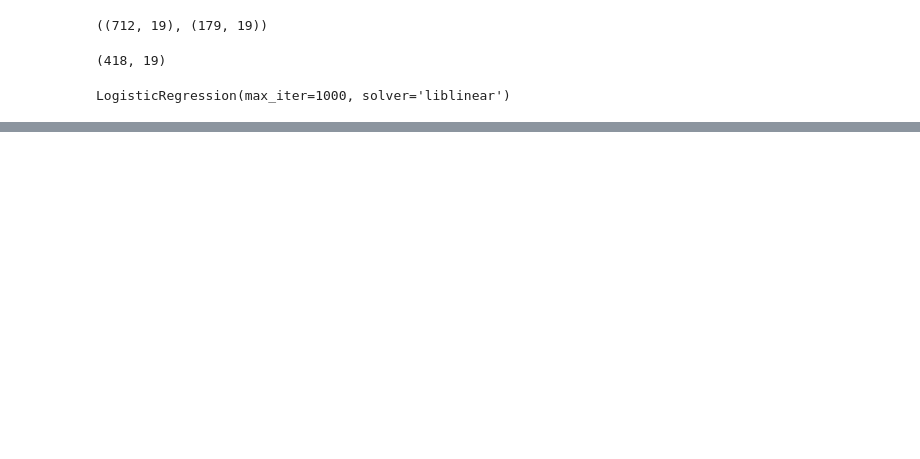
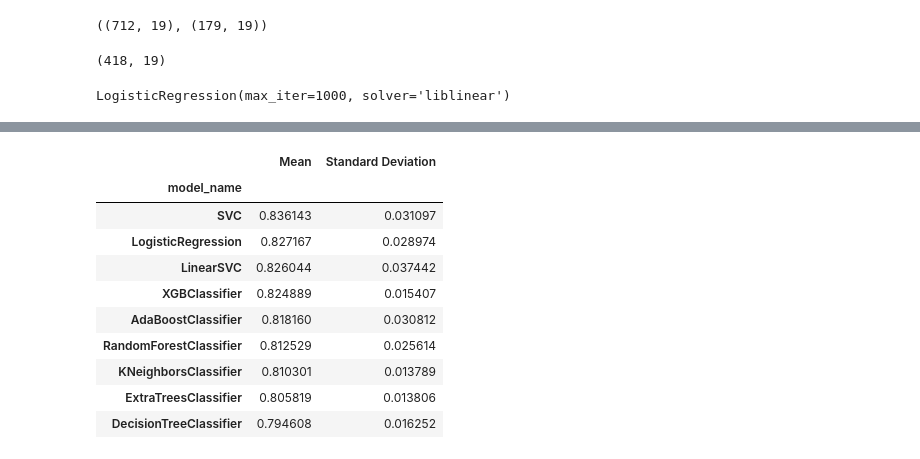
Before and after one commit to Khang2561/Titanic_predict, a Jupyter notebook: project(titanic).ipynb, the cells around one changed output, grey strips where cells are left out. Saved outputs shown, nothing was run; the diff lists cells and outputs as text; code cells hidden in the pictures; blank space fills up the shorter version.

```diff
--- a/project(titanic).ipynb
+++ b/project(titanic).ipynb
@@ -524,0 +681,44 @@ log_reg.score(X_val, y_val)
+# %%
+
+from sklearn.model_selection import StratifiedKFold
+def generate_baseline_results(models, X, y, metrics, cv = 5, plot_results = False):
+#define k-fold
+  kfold = StratifiedKFold(cv, shuffle = True, random_state=seed)
+  entries = []
+  for model in models:
+    model_name = model.__class__.__name__
+    scores = cross_val_score(model, X,y,scoring=metrics,cv=kfold)
+    for fold_idx, score in enumerate(scores):
+      entries.append((model_name, fold_idx, score))
+
+  cv_df = pd.DataFrame(entries, columns=['model_name','fold_id','accuracy_score'])
+
+  if plot_results:
+    sns.boxplot(x='model_name',y='accurary',data=cv_df,color='lightblue',showmeans=True)
+    plt.title("Boxplot of Base-Line Model Accuracy using 5-fold cross-validation")
+    plt.show()
+
+  #Sumary result
+  mean = cv_df.groupby('model_name')['accuracy_score'].mean()
+  std = cv_df.groupby('model_name')['accuracy_score'].std()
+
+  baseline_results = pd.concat([mean,std],axis = 1, ignore_index=True)
+  baseline_results.columns = ['Mean','Standard Deviation']
+
+  #Sort by accuracy
+  baseline_results.sort_values(by=['Mean'],ascending=False,inplace=True)
+  return baseline_results
+
+generate_baseline_results(models, X, y, metrics='accuracy',cv= 5,plot_results=False)
+# %% [output]
+|  | Mean | Standard Deviation |
+| model_name |  |  |
+| SVC | 0.836143 | 0.031097 |
+| LogisticRegression | 0.827167 | 0.028974 |
+| LinearSVC | 0.826044 | 0.037442 |
+| XGBClassifier | 0.824889 | 0.015407 |
+| AdaBoostClassifier | 0.818160 | 0.030812 |
+| RandomForestClassifier | 0.812529 | 0.025614 |
+| KNeighborsClassifier | 0.810301 | 0.013789 |
+| ExtraTreesClassifier | 0.805819 | 0.013806 |
+| DecisionTreeClassifier | 0.794608 | 0.016252 |
```
Also changed, not shown: parts of 23 cells of this notebook.
